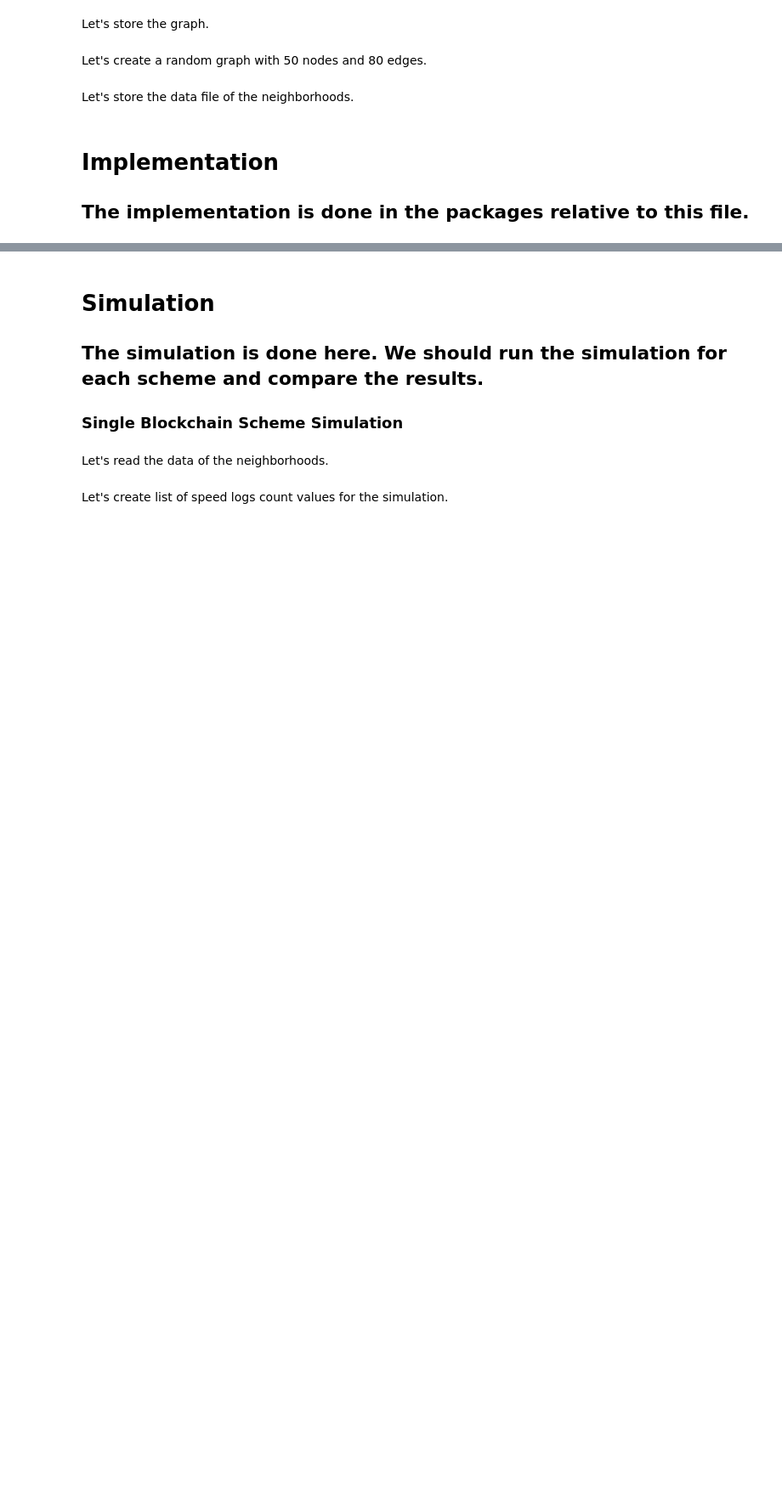
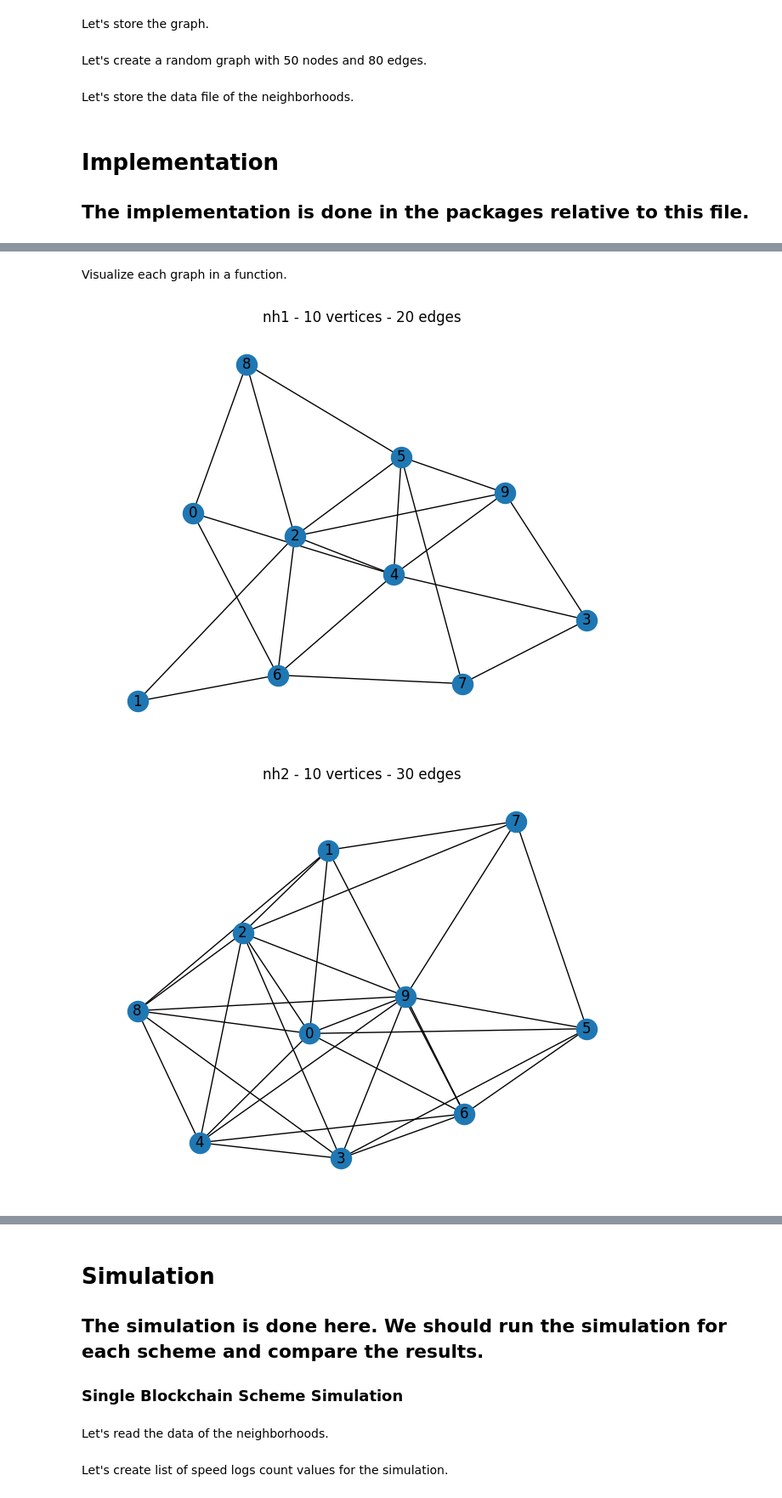
Before and after one commit to parsanoori/VANET-Privacy-Oriented-Traffic-Data, a Jupyter notebook: Playground.ipynb, the cells around one changed output, grey strips where cells are left out. Shown at 85% size. Cells and saved outputs as stored; diff of their text form; code cells hidden in the pictures; blank space fills up the shorter version.

Commit message:
added the plots

```diff
--- a/Playground.ipynb
+++ b/Playground.ipynb
@@ -115,0 +119,6 @@ with open('graphs/neighborhoods_data.json', 'w') as f:
+# %%
+import json
+with open('graphs/neighborhoods_data.json', 'r') as f:
+    neighborhoods_data = json.load(f)
+
+neighborhoods_data
@@ -115,0 +133,18 @@ with open('graphs/neighborhoods_data.json', 'w') as f:
+# %% [markdown]
+Visualize each graph in a function.
+# %%
+from matplotlib import pyplot as plt
+import networkx as nx
+def visualize_graph(graph_name, vertices_count, edges_count):
+    graph = nx.readwrite.read_gml(f'graphs/{graph_name}.gml')
+    nx.draw(graph, with_labels=True)
+    plt.title(f'{graph_name} - {vertices_count} vertices - {edges_count} edges')
+    # save the plot and title as plots/graph_name.png
+    plt.savefig(f'plots/{graph_name}.png', bbox_inches='tight')
+    plt.show()
+
+for nh, data in neighborhoods_data.items():
+    visualize_graph(nh, data['vertex_count'], data['edge_count'])
+# %% [output]
+[figure, added]
+[figure, added]
```
Also changed, not shown: parts of 3 cells of this notebook, 7 other files.
